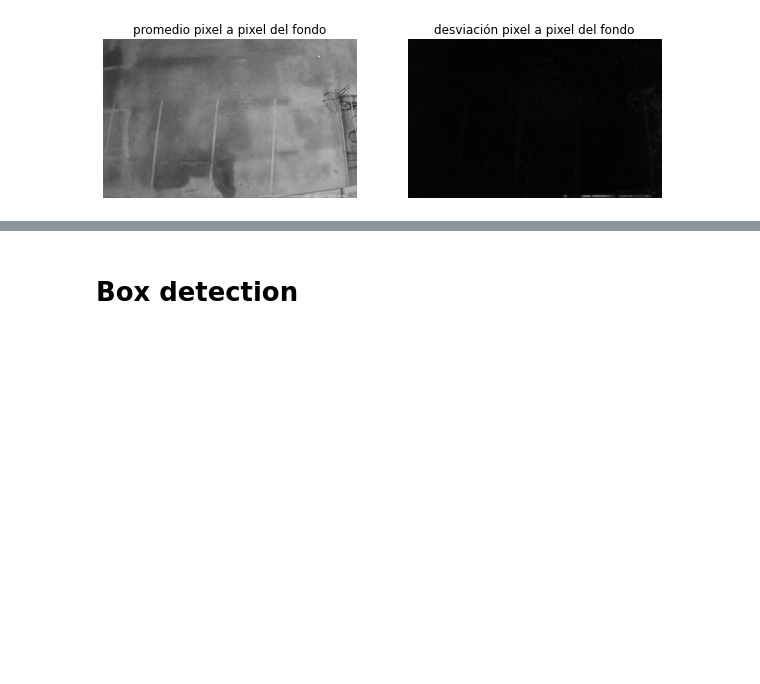
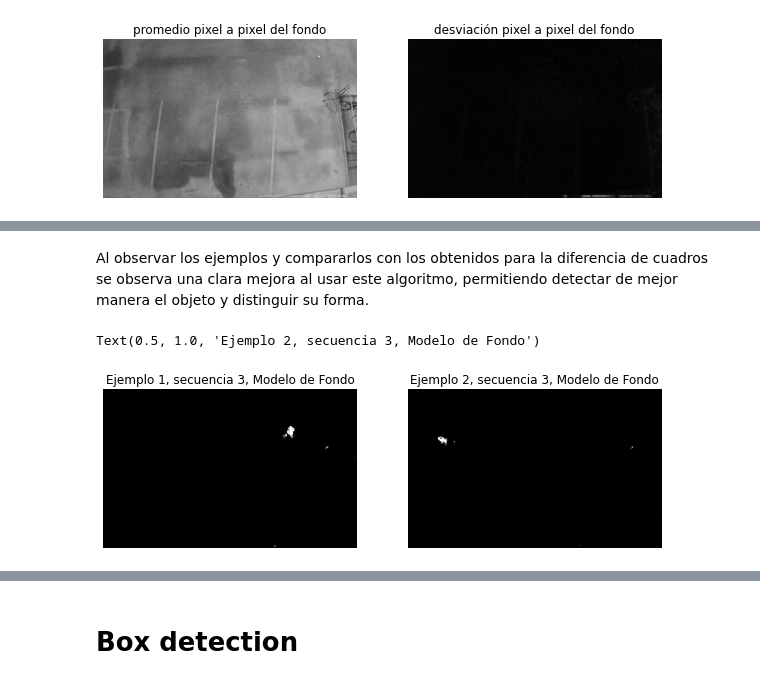
Before and after one commit to BenjaminIrarrazabal/Laboratorios_Inteligencia, a Jupyter notebook: Exp3.ipynb, the cells around one changed output, grey strips where cells are left out. Cells and saved outputs as stored; diff of their text form; code cells hidden in the pictures; blank space fills up the shorter version.

```diff
--- a/Exp3.ipynb
+++ b/Exp3.ipynb
@@ -211,0 +228,2 @@ plt.axis('off')
+# %%
+ABs3 = Av_Back(fondo, 20, seq3)
@@ -211,0 +270,20 @@ plt.axis('off')
+# %% [markdown]
+Al observar los ejemplos y compararlos con los obtenidos para la diferencia de cuadros se observa una clara mejora al usar este algoritmo, permitiendo detectar de mejor manera el objeto y distinguir su forma.
+# %%
+# Para la tercera secuencia
+fig = plt.figure(figsize=(10, 10))
+rows = 1
+columns = 2
+
+fig.add_subplot(rows, columns, 1)
+plt.imshow(ABs3[82],cmap='gray')
+plt.axis('off')
+plt.title('Ejemplo 1, secuencia 3, Modelo de Fondo')
+
+fig.add_subplot(rows, columns, 2)
+plt.imshow(ABs3[122], cmap='gray')
+plt.axis('off')
+plt.title('Ejemplo 2, secuencia 3, Modelo de Fondo')
+# %% [output]
+Text(0.5, 1.0, 'Ejemplo 2, secuencia 3, Modelo de Fondo')
+[figure, added]
```
Also changed, not shown: parts of 22 cells of this notebook.
